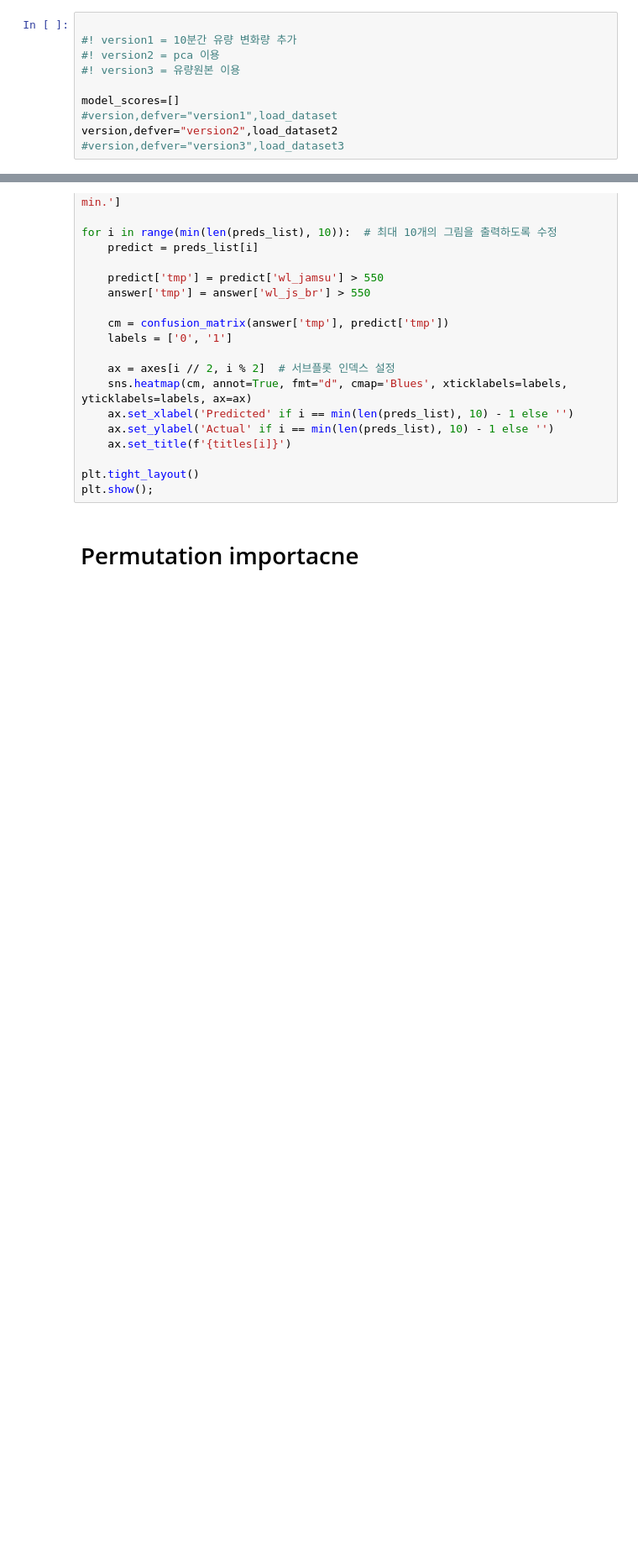
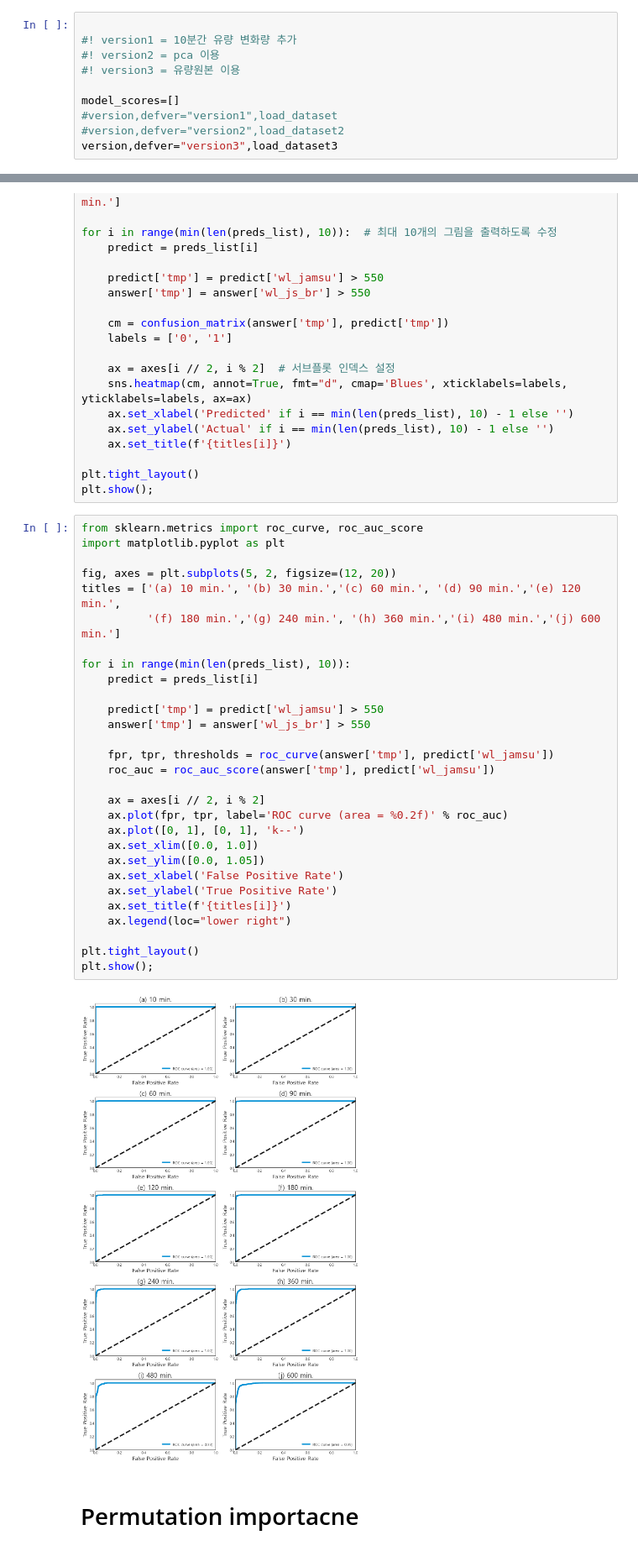
Before and after one commit to Bae-ChangHyun/Waterlevel-predict, a Jupyter notebook: code/수위 예측.ipynb, the cells around one changed output, grey strips where cells are left out. Shown: that part at 84% size. Drawn from its saved outputs; the diff is of its cells as text; blank space fills up the shorter version.

```diff
--- a/code/수위 예측.ipynb
+++ b/code/수위 예측.ipynb
@@ -674,8 +702,8 @@ version 1 <br>
 
 model_scores=[]
 #version,defver="version1",load_dataset
-version,defver="version2",load_dataset2
-#version,defver="version3",load_dataset3
+#version,defver="version2",load_dataset2
+version,defver="version3",load_dataset3
 # %% [markdown]
 ## Base model
 
@@ -1093,6 +1196,37 @@ for i in range(min(len(preds_list), 10)):  # 최대 10개의 그림을 출력하
 
 plt.tight_layout()
 plt.show();
+# %%
+from sklearn.metrics import roc_curve, roc_auc_score
+import matplotlib.pyplot as plt
+
+fig, axes = plt.subplots(5, 2, figsize=(12, 20))
+titles = ['(a) 10 min.', '(b) 30 min.','(c) 60 min.', '(d) 90 min.','(e) 120 min.',
+          '(f) 180 min.','(g) 240 min.', '(h) 360 min.','(i) 480 min.','(j) 600 min.']
+
+for i in range(min(len(preds_list), 10)):
+    predict = preds_list[i]
+
+    predict['tmp'] = predict['wl_jamsu'] > 550
+    answer['tmp'] = answer['wl_js_br'] > 550
+
+    fpr, tpr, thresholds = roc_curve(answer['tmp'], predict['wl_jamsu'])
+    roc_auc = roc_auc_score(answer['tmp'], predict['wl_jamsu'])
+
+    ax = axes[i // 2, i % 2]
+    ax.plot(fpr, tpr, label='ROC curve (area = %0.2f)' % roc_auc)
+    ax.plot([0, 1], [0, 1], 'k--')
+    ax.set_xlim([0.0, 1.0])
+    ax.set_ylim([0.0, 1.05])
+    ax.set_xlabel('False Positive Rate')
+    ax.set_ylabel('True Positive Rate')
+    ax.set_title(f'{titles[i]}')
+    ax.legend(loc="lower right")
+
+plt.tight_layout()
+plt.show();
+# %% [output]
+[figure, added]
 # %% [markdown]
 # Permutation importacne
 # %%
```
Also changed, not shown: parts of 16 cells of this notebook.
